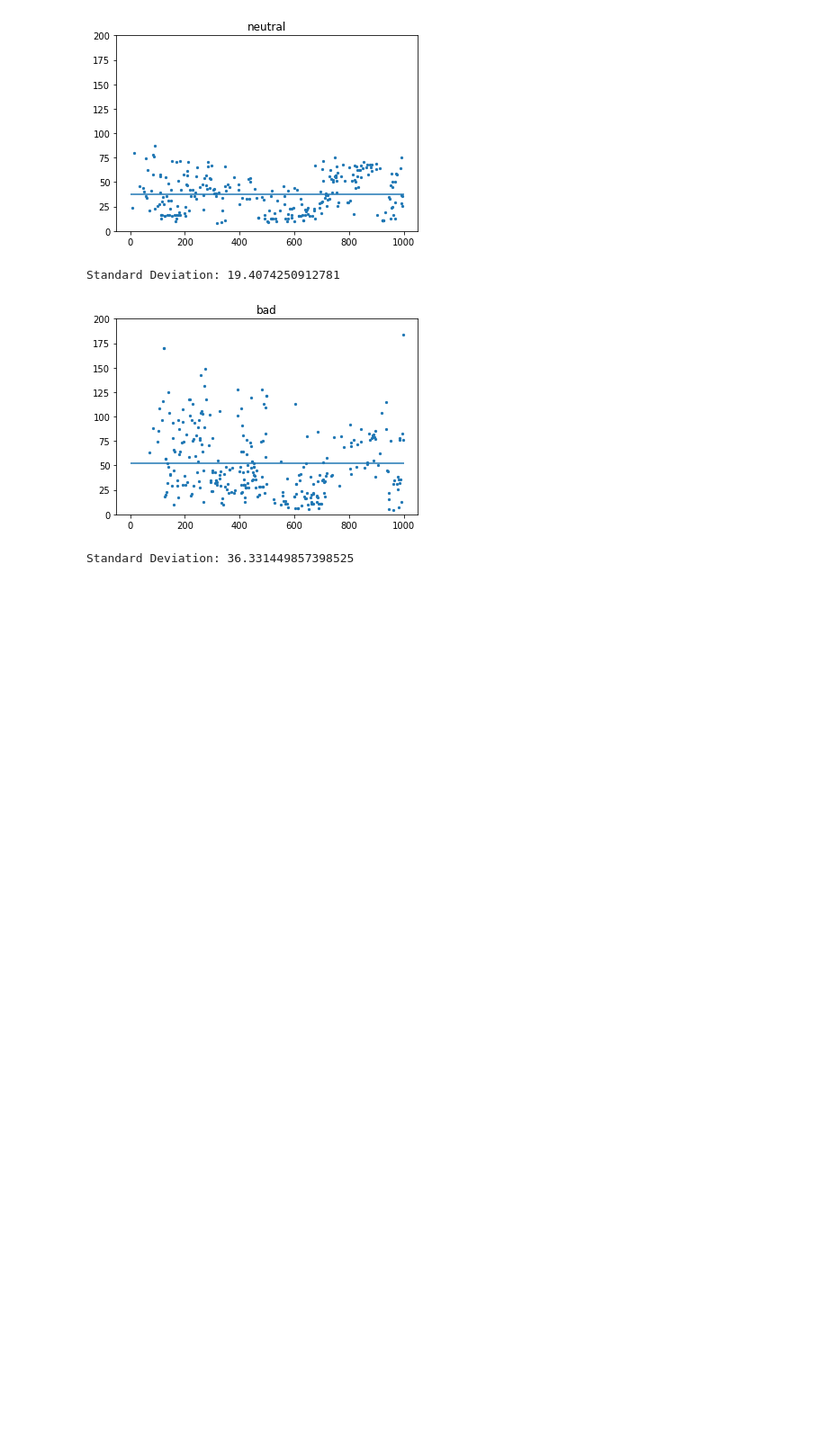
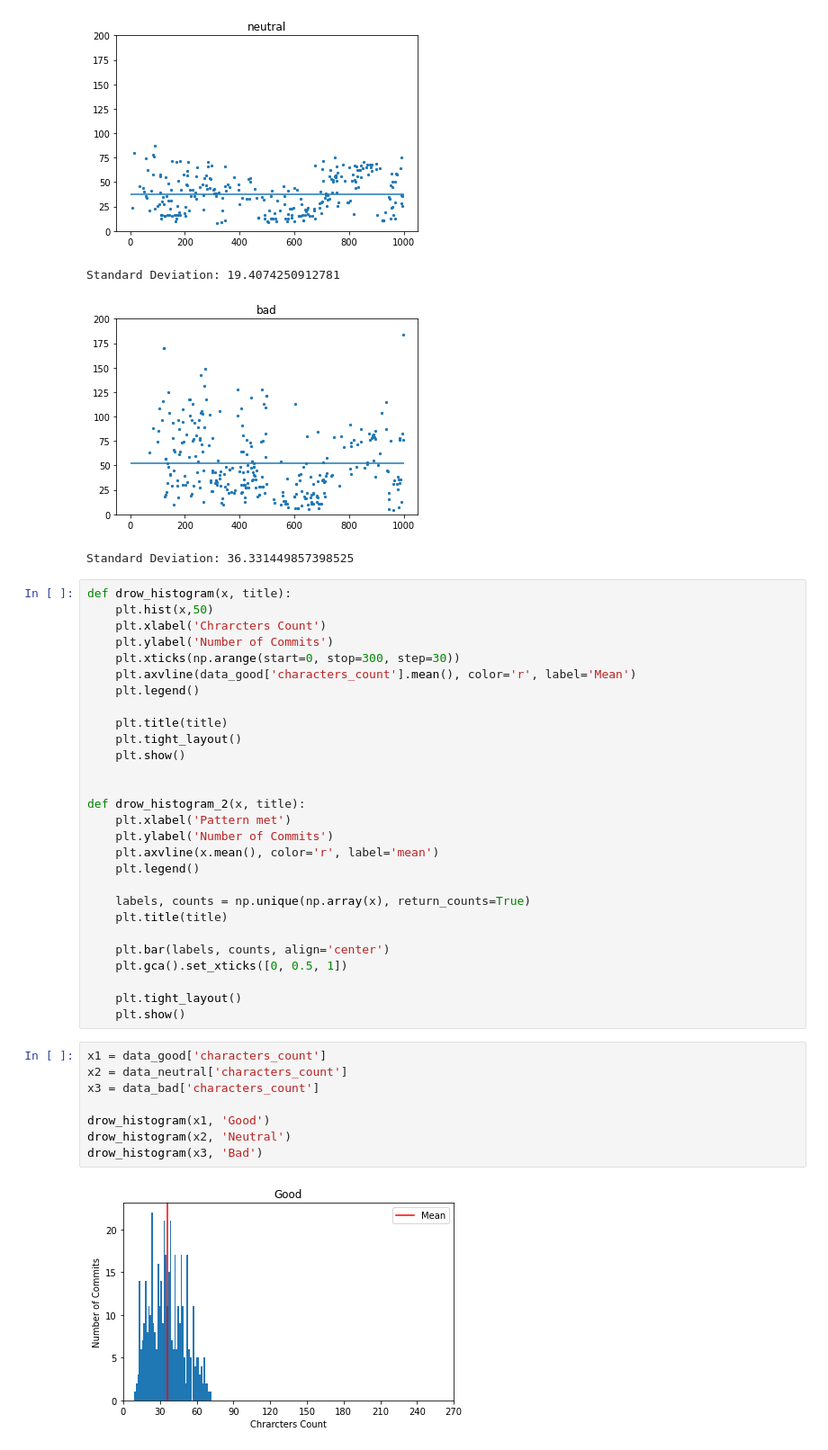
Before and after one commit to jeankhechfe/commit-quality, a Jupyter notebook: jupyter_notebook/display_results_message_only.ipynb, the cells around one changed output. Shown at 90% size. Saved outputs shown, nothing was run; the diff lists cells and outputs as text; blank space fills up the shorter version.

Commit message:
Edit charts x-axis range

```diff
--- a/jupyter_notebook/display_results_message_only.ipynb
+++ b/jupyter_notebook/display_results_message_only.ipynb
@@ -106,3 +106,41 @@ Standard Deviation: 14.380238574228406
 Standard Deviation: 19.4074250912781
 [figure]
 Standard Deviation: 36.331449857398525
+# %%
+def drow_histogram(x, title):
+    plt.hist(x,50)
+    plt.xlabel('Chrarcters Count')
+    plt.ylabel('Number of Commits')
+    plt.xticks(np.arange(start=0, stop=300, step=30))
+    plt.axvline(data_good['characters_count'].mean(), color='r', label='Mean')
+    plt.legend()
+
+    plt.title(title)
+    plt.tight_layout()
+    plt.show()
+
+
+def drow_histogram_2(x, title):
+    plt.xlabel('Pattern met')
+    plt.ylabel('Number of Commits')
+    plt.axvline(x.mean(), color='r', label='mean')
+    plt.legend()
+
+    labels, counts = np.unique(np.array(x), return_counts=True)
+    plt.title(title)
+
+    plt.bar(labels, counts, align='center')
+    plt.gca().set_xticks([0, 0.5, 1])
+
+    plt.tight_layout()
+    plt.show()
+# %%
+x1 = data_good['characters_count']
+x2 = data_neutral['characters_count']
+x3 = data_bad['characters_count']
+
+drow_histogram(x1, 'Good')
+drow_histogram(x2, 'Neutral')
+drow_histogram(x3, 'Bad')
+# %% [output]
+[figure, added]
```
Also changed, not shown: parts of 5 cells of this notebook.
